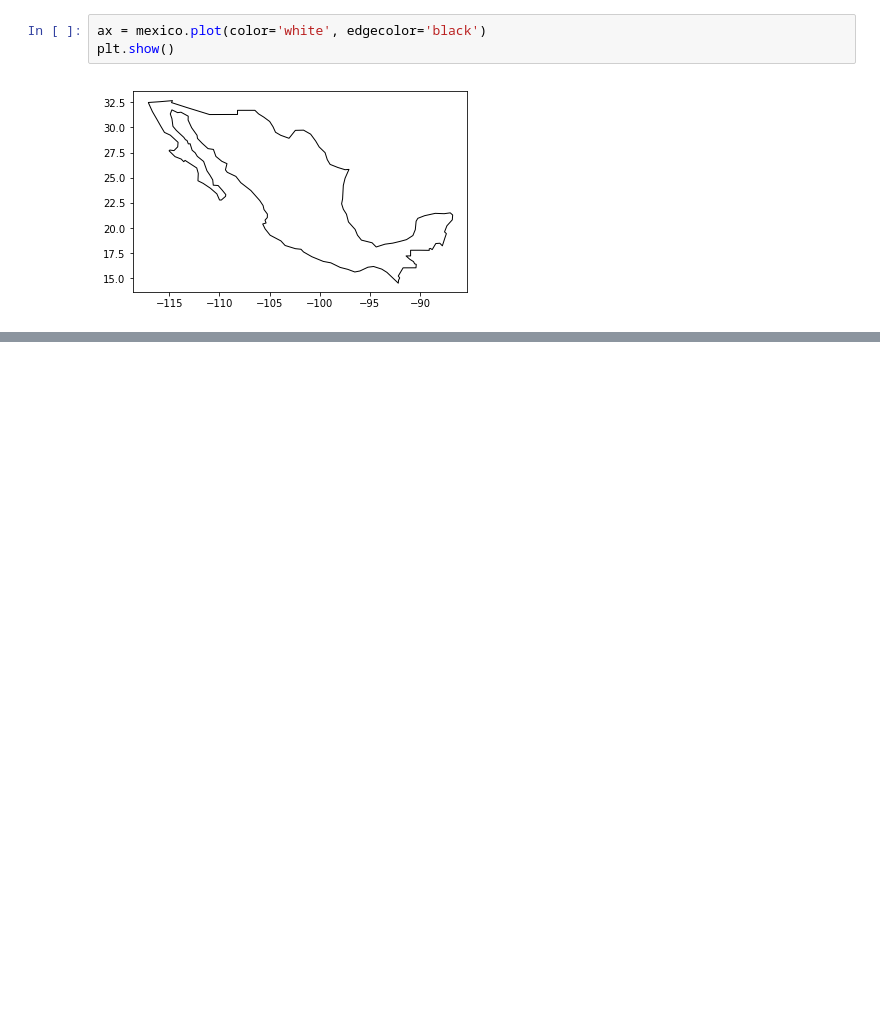
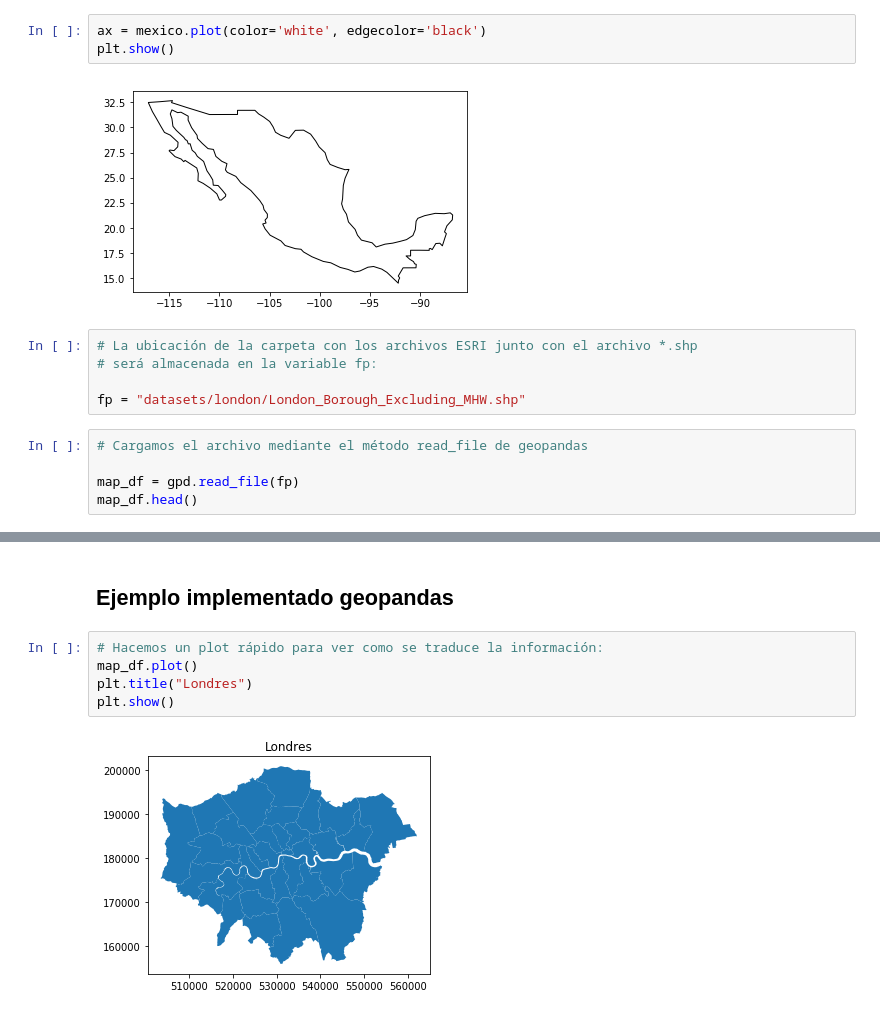
Before and after one commit to edavgaun/Inteligencia-de-negocios, a Jupyter notebook: 11_Herramientas_visualizacion_datos.ipynb, the cells around one changed output, grey strips where cells are left out. Drawn from its saved outputs; the diff is of its cells as text; blank space fills up the shorter version.

```diff
--- a/11_Herramientas_visualizacion_datos.ipynb
+++ b/11_Herramientas_visualizacion_datos.ipynb
@@ -447,3 +447,13 @@ ax = mexico.plot(color='white', edgecolor='black')
 plt.show()
 # %% [output]
 [figure]
+# %%
+# La ubicación de la carpeta con los archivos ESRI junto con el archivo *.shp
+# será almacenada en la variable fp:
+
+fp = "datasets/london/London_Borough_Excluding_MHW.shp"
+# %%
+# Cargamos el archivo mediante el método read_file de geopandas
+
+map_df = gpd.read_file(fp)
+map_df.head()
@@ -449,0 +467,9 @@ plt.show()
+# %% [markdown]
+## Ejemplo implementado geopandas
+# %%
+# Hacemos un plot rápido para ver como se traduce la información:
+map_df.plot()
+plt.title("Londres")
+plt.show()
+# %% [output]
+[figure, added]
```
Also changed, not shown: parts of 14 cells of this notebook.
